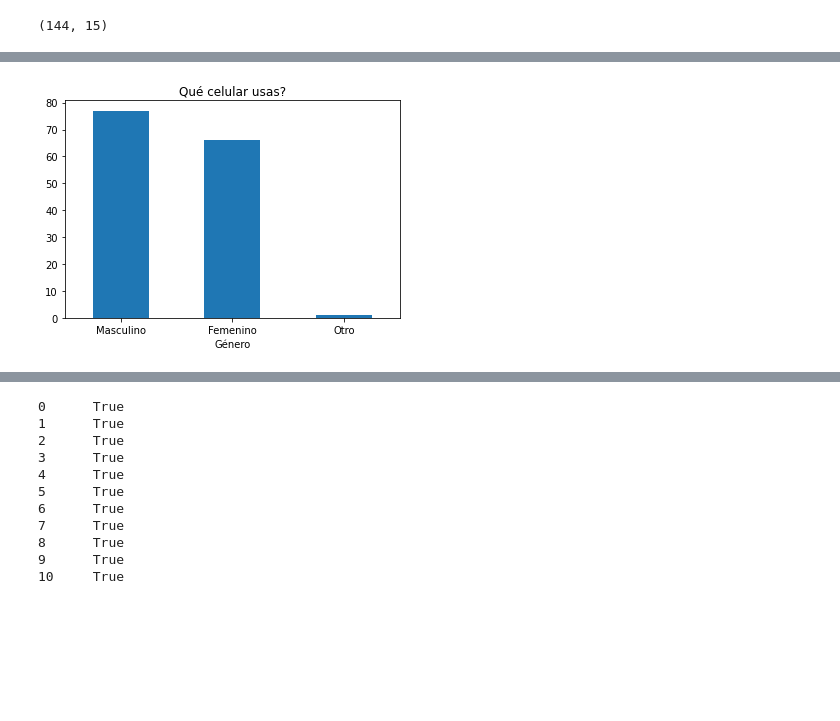
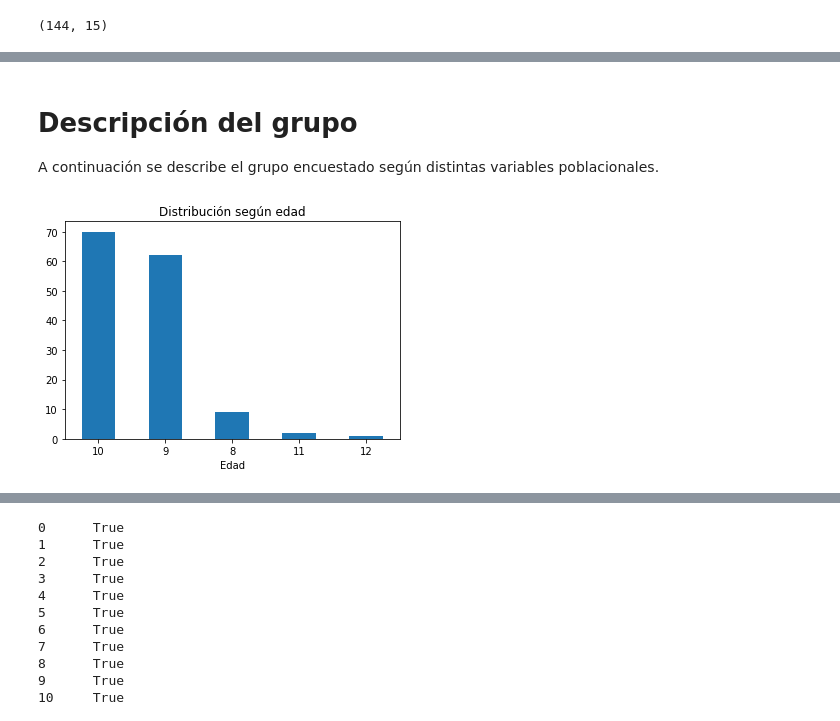
Before and after one commit to luparral/misconceptions, a Jupyter notebook: notebooks/Análisis exploratorio.ipynb, the cells around one changed output, grey strips where cells are left out. Drawn from its saved outputs; the diff is of its cells as text; code cells hidden in the pictures; blank space fills up the shorter version.

```diff
--- a/notebooks/Análisis exploratorio.ipynb
+++ b/notebooks/Análisis exploratorio.ipynb
@@ -6,7 +6,7 @@ import matplotlib.pyplot as plt
 # %% [markdown]
 # Read data
 # %%
-df = pd.read_csv("../data/respuestas_raw.csv")
+df = pd.read_csv("../data/respuestas.csv")
 df.shape
 # %% [output]
 (144, 15)
@@ -32,7 +32,12 @@ df.head().transpose()
+# %% [markdown]
+# Descripción del grupo
+
+A continuación se describe el grupo encuestado según distintas variables poblacionales.
 # %%
-df["Género"].value_counts().plot.bar(rot=0)
-# plt.xticks([0, 1, 2], ["m", "f", "o"])
-plt.xlabel("Género")
-plt.title("Qué celular usas?");
+# Participantes por Edad
+
+df["q_edad"].value_counts().plot.bar(rot=0)
+plt.xlabel("Edad")
+plt.title("Distribución según edad");
 # %% [output]
-[figure, old version]
+[figure, new version]
```
Also changed, not shown: parts of 9 cells of this notebook, 1 other file.
